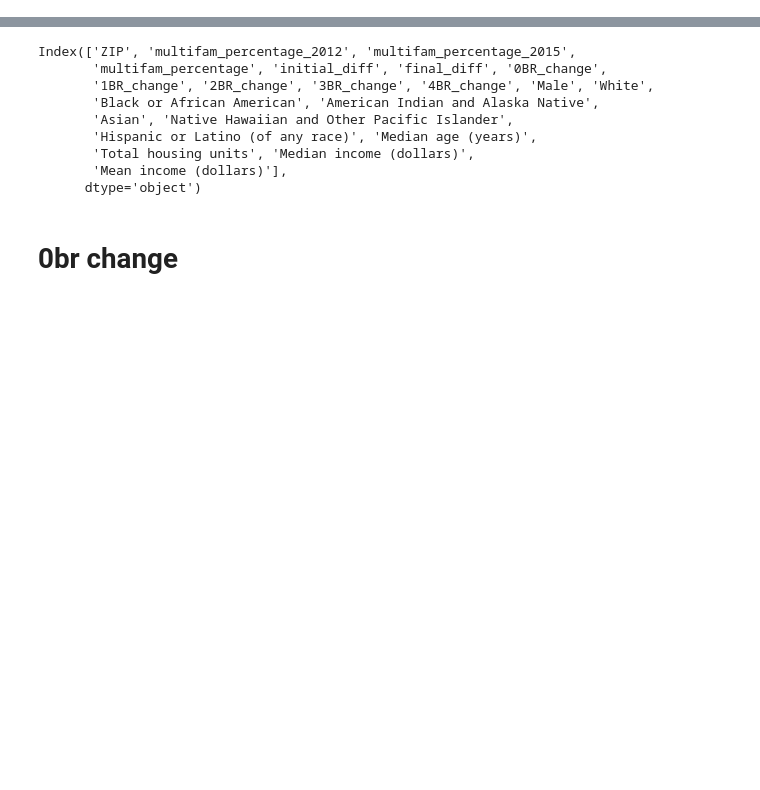
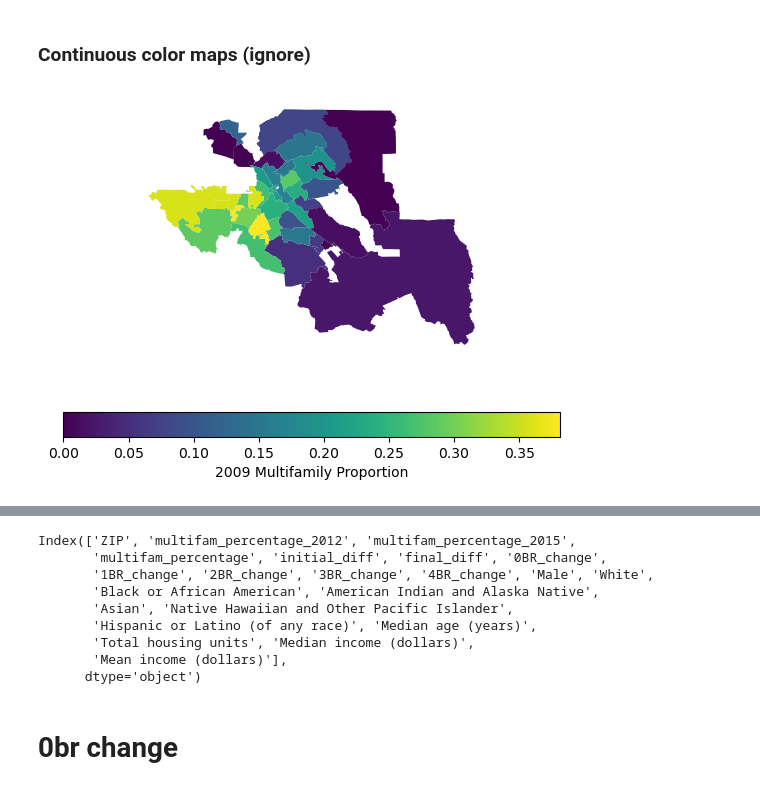
Before and after one commit to orenciolli/RezoningResearch, a Jupyter notebook: EDA.ipynb, the cells around one changed output, grey strips where cells are left out. Drawn from its saved outputs; the diff is of its cells as text; code cells hidden in the pictures; blank space fills up the shorter version.

```diff
--- a/EDA.ipynb
+++ b/EDA.ipynb
@@ -4,0 +89,6 @@ import matplotlib.pyplot as plt
+# %%
+sj_zips = gpd.read_file('Zip_Code_Boundary.geojson')
+# %%
+sj_zips['ZIPCODE'] = sj_zips['ZIPCODE'].astype('int64')
+# %%
+merged = sj_zips.merge(df, left_on = 'ZIPCODE', right_on = 'ZIP')
@@ -4,0 +97,8 @@ import matplotlib.pyplot as plt
+# %% [markdown]
+### Continuous color maps (ignore)
+# %%
+ax = merged.plot(column = 'multifam_percentage_2009', legend = True,
+                legend_kwds={"label": "2009 Multifamily Proportion", "orientation": "horizontal"})
+ax.set_axis_off()
+# %% [output]
+[figure, added]
```
Also changed, not shown: parts of 37 cells of this notebook, 1 other file.
